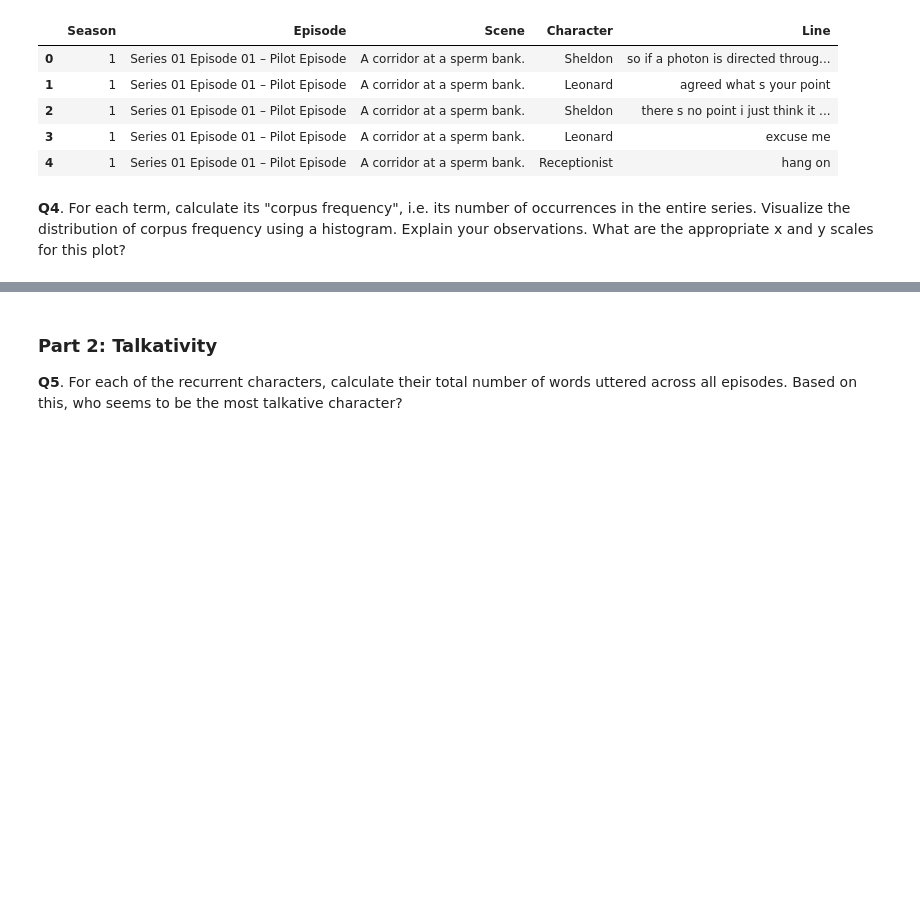
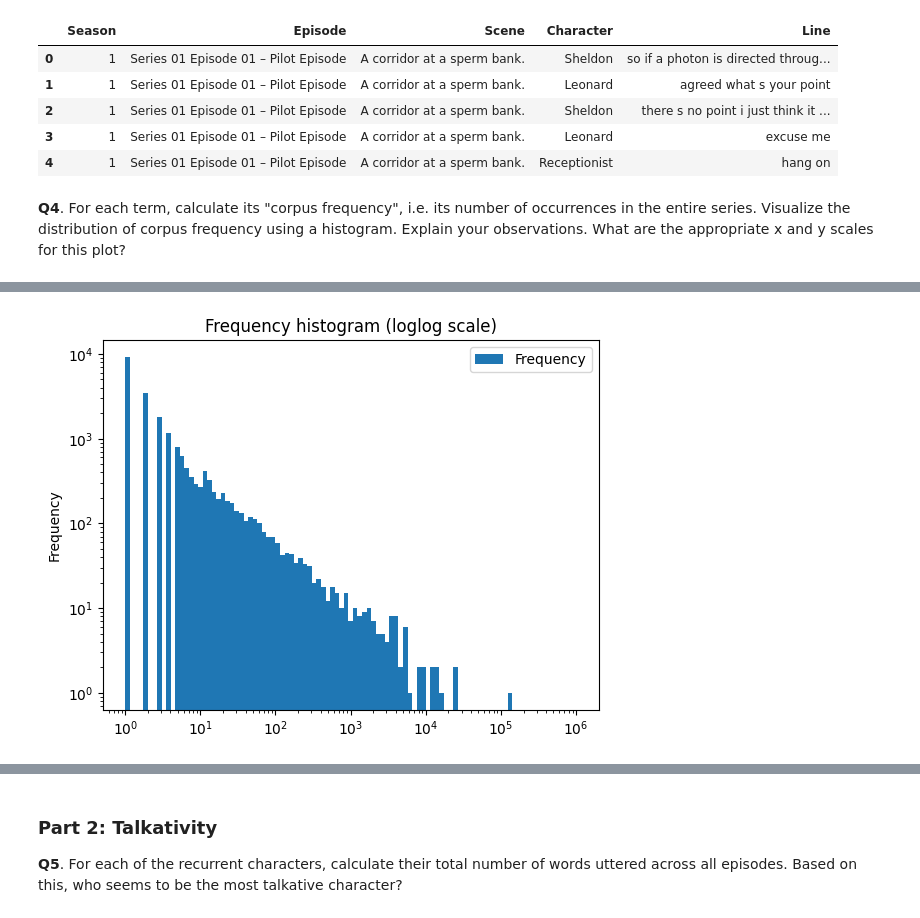
Before and after one commit to Lycharr/2025, a Jupyter notebook: Exercises/09 - Handing text/Handling_text_exercise_2.ipynb, the cells around one changed output, grey strips where cells are left out. Cells and saved outputs as stored; diff of their text form; code cells hidden in the pictures; blank space fills up the shorter version.

```diff
--- a/Exercises/09 - Handing text/Handling_text_exercise_2.ipynb
+++ b/Exercises/09 - Handing text/Handling_text_exercise_2.ipynb
@@ -176,0 +216,5 @@ corpus_frequency.head()
+# %%
+corpus_frequency.plot.hist(column=["Frequency"], loglog=True, bins=np.logspace(0, 6, 100),
+                           title="Frequency histogram (loglog scale)");
+# %% [output]
+[figure, added]
```
Also changed, not shown: parts of 16 cells of this notebook, 1 other file.
